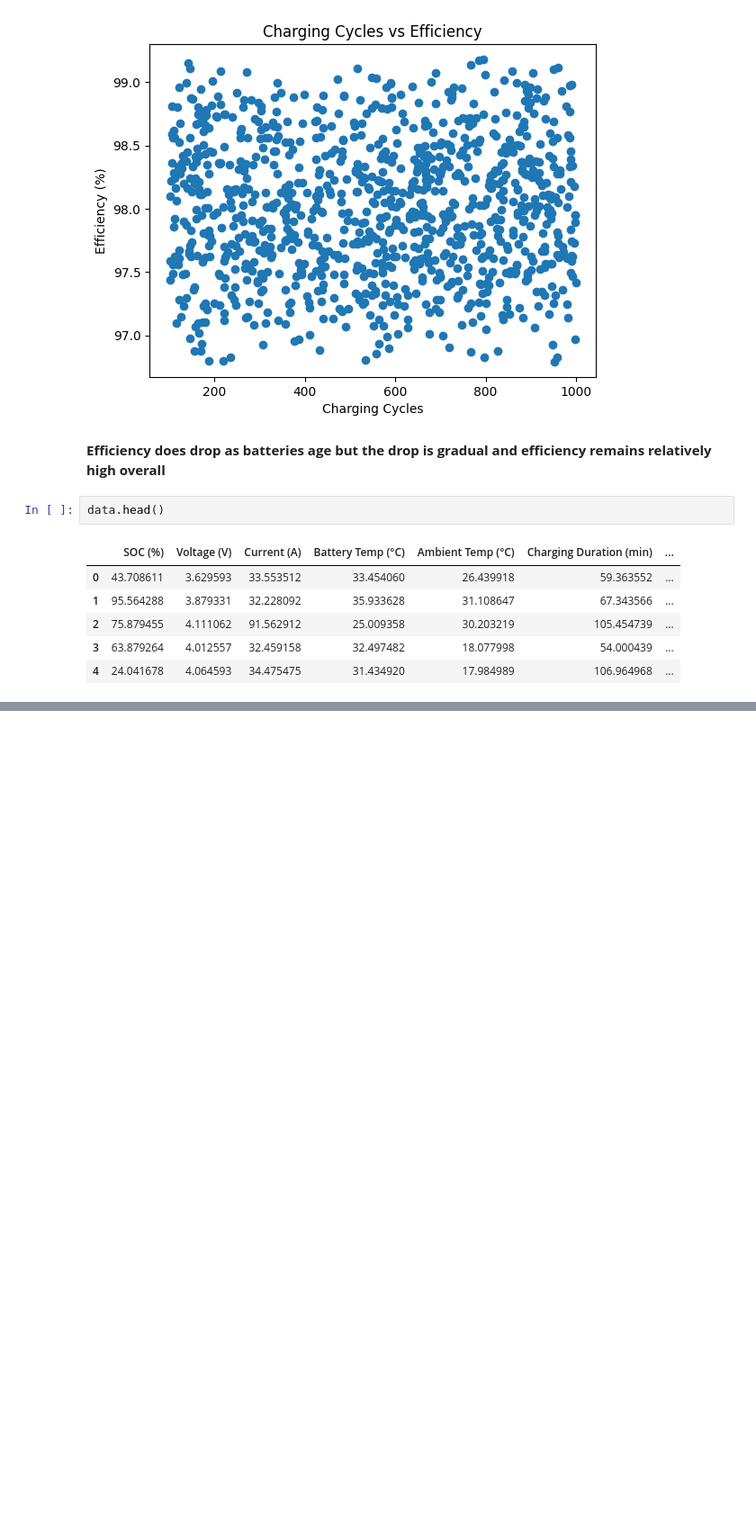
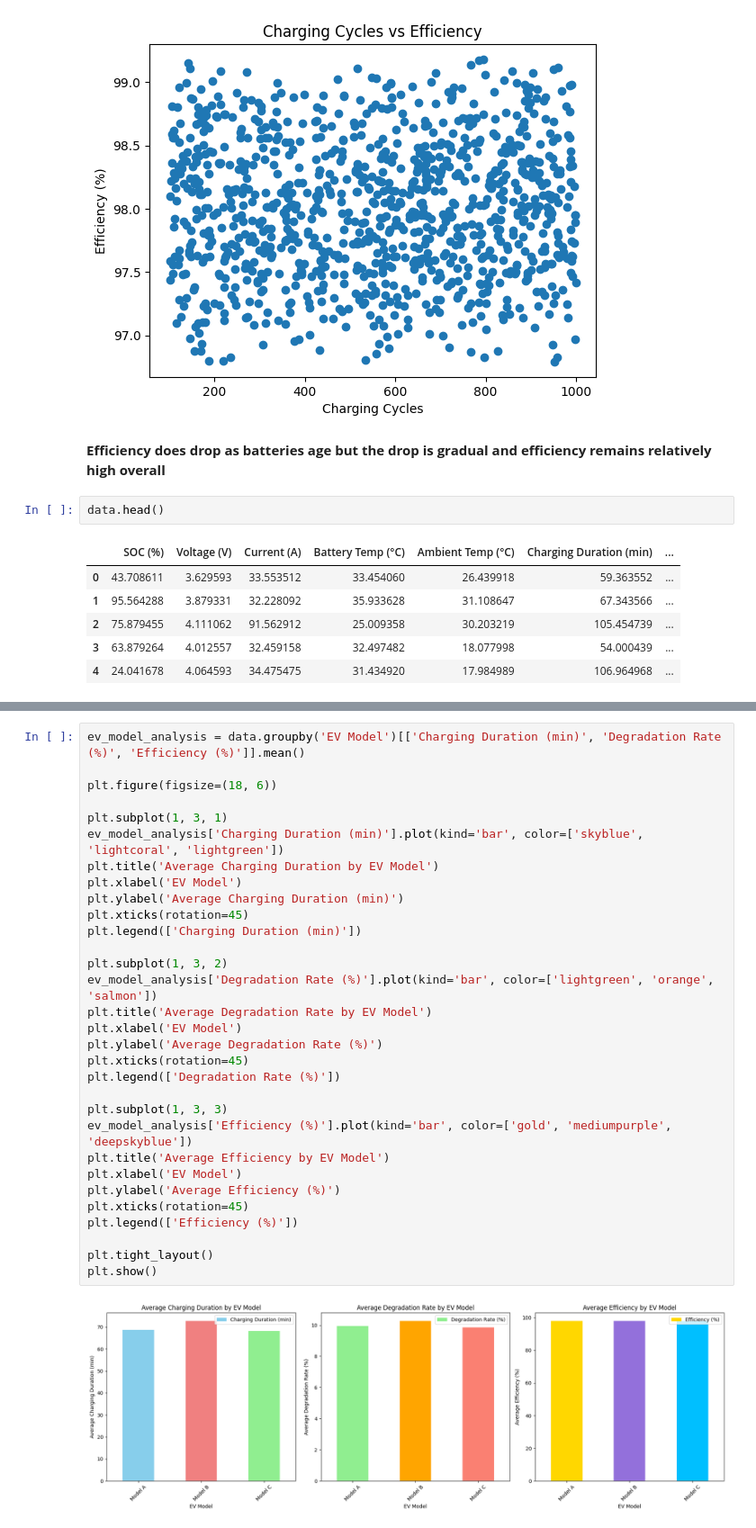
Before and after one commit to EBNyame/ev-battery-charging-data, a Jupyter notebook: ev_battery_charging_data.ipynb, the cells around one changed output, grey strips where cells are left out. Shown at 90% size. Saved outputs shown, nothing was run; the diff lists cells and outputs as text; blank space fills up the shorter version.

```diff
--- a/ev_battery_charging_data.ipynb
+++ b/ev_battery_charging_data.ipynb
@@ -272,0 +321,33 @@ data.head()
+# %%
+ev_model_analysis = data.groupby('EV Model')[['Charging Duration (min)', 'Degradation Rate (%)', 'Efficiency (%)']].mean()
+
+plt.figure(figsize=(18, 6))
+
+plt.subplot(1, 3, 1)
+ev_model_analysis['Charging Duration (min)'].plot(kind='bar', color=['skyblue', 'lightcoral', 'lightgreen'])
+plt.title('Average Charging Duration by EV Model')
+plt.xlabel('EV Model')
+plt.ylabel('Average Charging Duration (min)')
+plt.xticks(rotation=45)
+plt.legend(['Charging Duration (min)'])
+
+plt.subplot(1, 3, 2)
+ev_model_analysis['Degradation Rate (%)'].plot(kind='bar', color=['lightgreen', 'orange', 'salmon'])
+plt.title('Average Degradation Rate by EV Model')
+plt.xlabel('EV Model')
+plt.ylabel('Average Degradation Rate (%)')
+plt.xticks(rotation=45)
+plt.legend(['Degradation Rate (%)'])
+
+plt.subplot(1, 3, 3)
+ev_model_analysis['Efficiency (%)'].plot(kind='bar', color=['gold', 'mediumpurple', 'deepskyblue'])
+plt.title('Average Efficiency by EV Model')
+plt.xlabel('EV Model')
+plt.ylabel('Average Efficiency (%)')
+plt.xticks(rotation=45)
+plt.legend(['Efficiency (%)'])
+
+plt.tight_layout()
+plt.show()
+# %% [output]
+[figure, added]
```
Also changed, not shown: parts of 7 cells of this notebook.
